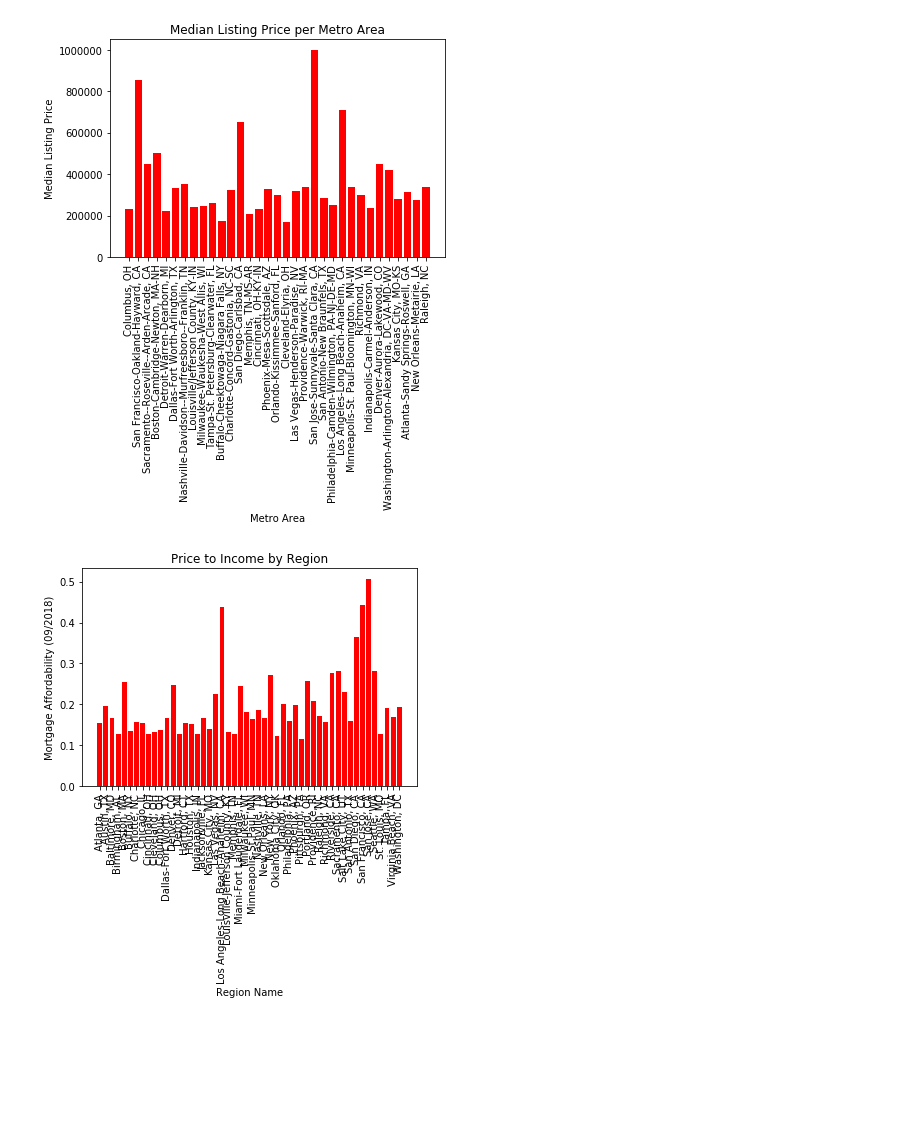
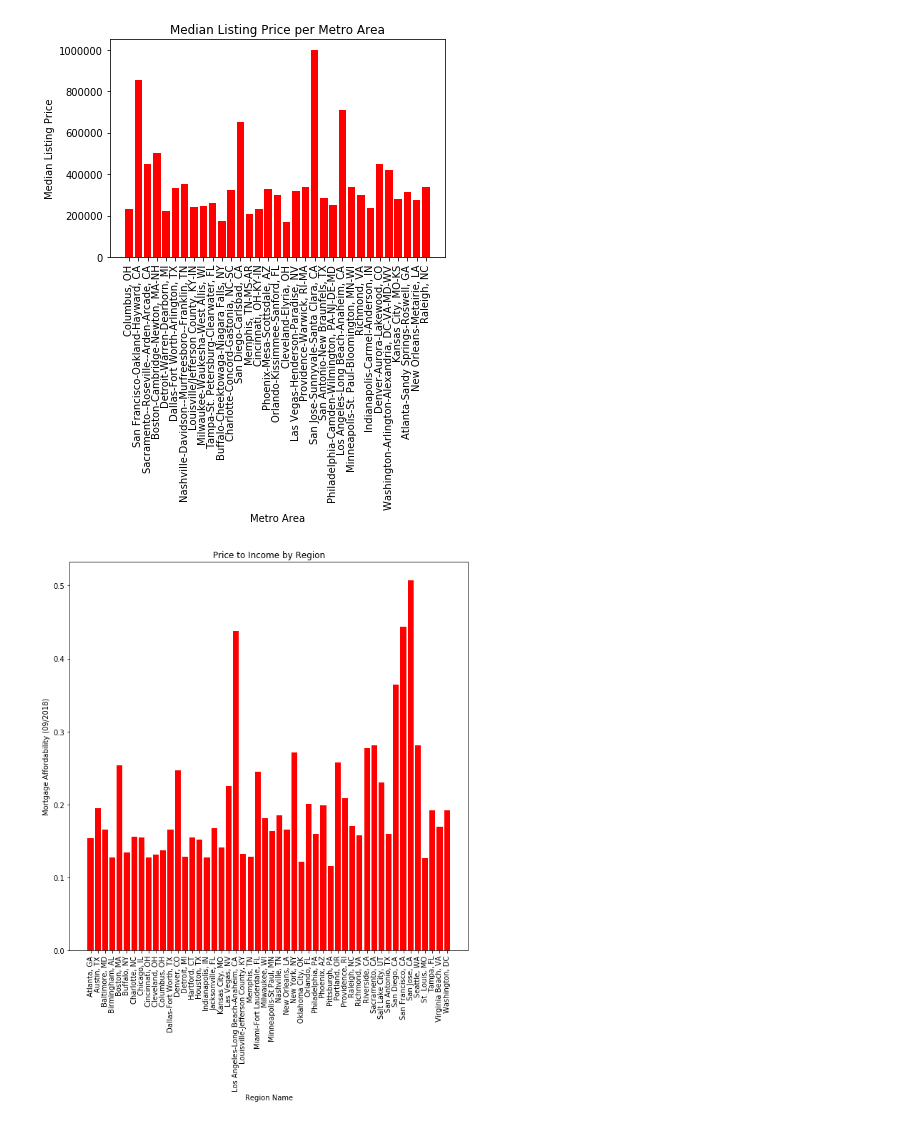
Before and after one commit to LoriHarris/Real_Estate_Affordability, a Jupyter notebook: plots.ipynb, the cells around one changed output. Drawn from its saved outputs; the diff is of its cells as text; code cells hidden in the pictures; blank space fills up the shorter version.

Commit message:
updated code and plots for hotness, affordability

```diff
--- a/plots.ipynb
+++ b/plots.ipynb
@@ -376,20 +381,21 @@ Text(0, 0.5, 'Median Listing Price')
 # %%
 # Obtain the x and y coordinates for NC
 x_axis = mort_nonull_df['RegionName']
 y_axis = mort_nonull_df['2018-09']
 tick_locations = [value for value in x_axis]
 
+plt.figure(figsize=[10, 10])
 plt.bar(x_axis, y_axis, color="r", align="center")
 plt.xticks(tick_locations, mort_nonull_df['RegionName'], rotation="vertical")
 
 # Set a Title and labels
 plt.title("Price to Income by Region")
 plt.xlabel("Region Name")
 plt.ylabel("Mortgage Affordability (09/2018)")
 
 plt.show()
 # %% [output]
-[figure, old version]
+[figure, new version]
 # %%
 # Affordability v. Hotness Rank
 
```
Also changed, not shown: parts of 2 cells of this notebook.
